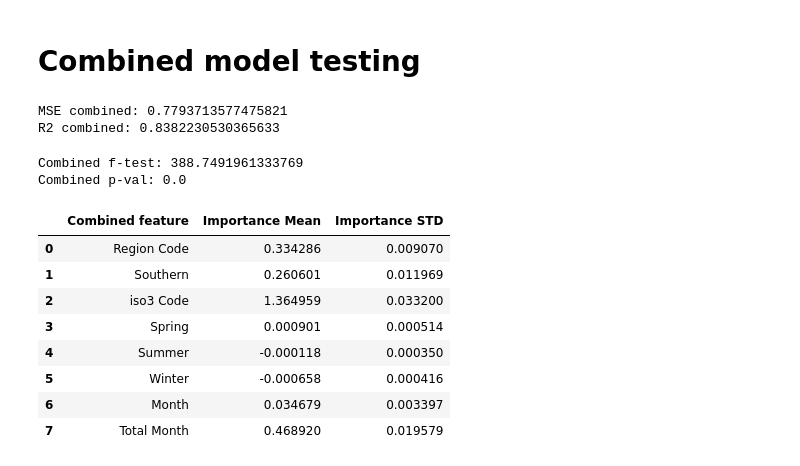
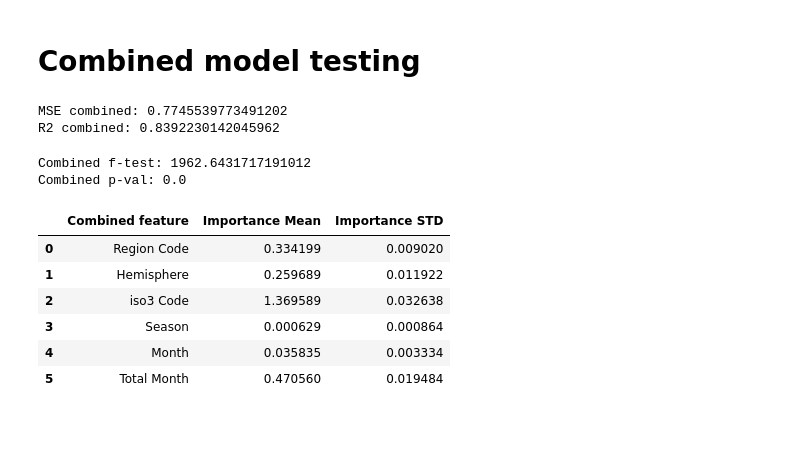
Before and after one commit to vanillaloki9306/Measles-and-Rubella-dataset-project, a Jupyter notebook: Measles_and_Rubella_project.ipynb, the cells around one changed output. Drawn from its saved outputs; the diff is of its cells as text; code cells hidden in the pictures; blank space fills up the shorter version.

```diff
--- a/Measles_and_Rubella_project.ipynb
+++ b/Measles_and_Rubella_project.ipynb
@@ -106,13 +109,13 @@ def season_checker(datarows):
 
 
 cases_month['Season'] = cases_month.apply(season_checker, axis =1 )
-cases_month = pd.get_dummies(cases_month, columns=['Season', 'Hemisphere'], dtype=int, drop_first = True) #drop_first remove redundancy, earlier testing showed Northern has a negative impact on predictions
+# cases_month = pd.get_dummies(cases_month, columns=['Season', 'Hemisphere'], dtype=int, drop_first = True) #drop_first remove redundancy, earlier testing showed Northern has a negative impact on predictions
+cases_month['Season'] = pd.factorize(cases_month['Season'])[0]
+cases_month['Hemisphere'] = pd.factorize(cases_month['Hemisphere'])[0]
 
 cases_measles = pd.DataFrame({'Region Code': cases_month['Region Code'],
-                              'Southern': cases_month['Hemisphere_Southern'],
-                              'Winter': cases_month['Season_Winter'],
-                              'Spring': cases_month['Season_Spring'],
-                              'Summer': cases_month['Season_Summer'],
+                              'Hemisphere': cases_month['Hemisphere'],
+                              'Season': cases_month['Season'],
                               'iso3 Code': cases_month['iso3 Code'],
                               'Month': cases_month["Month"],
                               'Total Month': cases_month['Total Month'],
@@ -120,10 +123,8 @@ cases_measles = pd.DataFrame({'Region Code': cases_month['Region Code'],
 cases_measles = cases_measles.dropna()
 
 cases_rubella = pd.DataFrame({'Region Code': cases_month['Region Code'],
-                              'Southern': cases_month['Hemisphere_Southern'],
-                              'Winter': cases_month['Season_Winter'],
-                              'Spring': cases_month['Season_Spring'],
-                              'Summer': cases_month['Season_Summer'],
+                              'Hemisphere': cases_month['Hemisphere'],
+                              'Season': cases_month['Season'],
                               'iso3 Code': cases_month['iso3 Code'],
                               'Month': cases_month["Month"],
                               'Total Month': cases_month['Total Month'],
@@ -905,7 +906,7 @@ cases_measles.tail(10)
 1000 rows × 9 columns
 # %%
 label = cases_measles['Log Total']
-features_location = cases_measles[['Region Code', 'Southern', 'iso3 Code']]
+features_location = cases_measles[['Region Code', 'Hemisphere', 'iso3 Code']]
 # I'm going to setup a validation set
 
 X_train, X_separated, y_train, y_separated = model_selection.train_test_split(features_location, label, test_size = 0.2, random_state = 82)
@@ -928,5 +929,5 @@ R2 location: 0.5797906968050208
 # %%
-features_time = cases_measles[['Total Month', 'Month', 'Winter', 'Spring', 'Summer']]
+features_time = cases_measles[['Total Month', 'Month', 'Season']]
 
 X_train2, X_separated2, y_train2, y_separated2 = model_selection.train_test_split(features_time, label, test_size = 0.2, random_state = 82)
 X_val2, X_test2, y_val2, y_test2 = model_selection.train_test_split(X_separated2, y_separated2, test_size = 0.5, random_state = 82)
@@ -1004,9 +1008,9 @@ The fact that EUR has a 0.56 importance mean while somewhere like WPR has a 0.00
 # Combined model testing
 # %%
 label = cases_measles['Log Total']
-features_location = cases_measles[['Region Code', 'Southern', 'iso3 Code', 'Spring', 'Summer', 'Winter', 'Month', 'Total Month']]
+features = cases_measles[['Region Code', 'Hemisphere', 'iso3 Code', 'Season', 'Month', 'Total Month']]
 
-X_train, X_separated, y_train, y_separated = model_selection.train_test_split(features_location, label, test_size = 0.2, random_state = 82)
+X_train, X_separated, y_train, y_separated = model_selection.train_test_split(features, label, test_size = 0.2, random_state = 82)
 X_val, X_test, y_val, y_test = model_selection.train_test_split(X_separated, y_separated, test_size = 0.5, random_state = 82)
 
 Combined_Model = RandomForestRegressor(n_estimators = 300,
@@ -1021,32 +1025,30 @@ r2_combined = r2_score(y_val, Combined_Predict)
 print(f"MSE combined: {mse_combined}")
 print(f"R2 combined: {r2_combined}")
 # %% [output]
-MSE combined: 0.7793713577475821
-R2 combined: 0.8382230530365633
+MSE combined: 0.7745539773491202
+R2 combined: 0.8392230142045962
 # %%
 result_combined = permutation_importance(Combined_Model, X_val, y_val, n_repeats = 30, random_state = 82)
 
 importance_combined = pd.DataFrame({'Combined feature': X_train.columns,
                                   'Importance Mean': result_combined.importances_mean,
                                   'Importance STD': result_combined.importances_std})
 
 N = len(y_val)
-k = 8
-f_test = (r2_location/k)/((1-r2_location)/(N-k-1))
-print(f"Combined f-test: {f_test}")
-p_val = stats.f.sf(f_test, k, N - k - 1)
-print(f"Combined p-val: {p_val}")
+k = 6
+f_test3 = (r2_combined/k)/((1-r2_combined)/(N-k-1))
+print(f"Combined f-test: {f_test3}")
+p_val3 = stats.f.sf(f_test, k, N - k - 1)
+print(f"Combined p-val: {p_val3}")
 
 importance_combined
 # %% [output]
-Combined f-test: 388.7491961333769
+Combined f-test: 1962.6431717191012
 Combined p-val: 0.0
 |  | Combined feature | Importance Mean | Importance STD |
-| 0 | Region Code | 0.334286 | 0.009070 |
-| 1 | Southern | 0.260601 | 0.011969 |
-| 2 | iso3 Code | 1.364959 | 0.033200 |
-| 3 | Spring | 0.000901 | 0.000514 |
-| 4 | Summer | -0.000118 | 0.000350 |
-| 5 | Winter | -0.000658 | 0.000416 |
-| 6 | Month | 0.034679 | 0.003397 |
-| 7 | Total Month | 0.468920 | 0.019579 |
+| 0 | Region Code | 0.334199 | 0.009020 |
+| 1 | Hemisphere | 0.259689 | 0.011922 |
+| 2 | iso3 Code | 1.369589 | 0.032638 |
+| 3 | Season | 0.000629 | 0.000864 |
+| 4 | Month | 0.035835 | 0.003334 |
+| 5 | Total Month | 0.470560 | 0.019484 |
```
Also changed, not shown: parts of 17 cells of this notebook.
